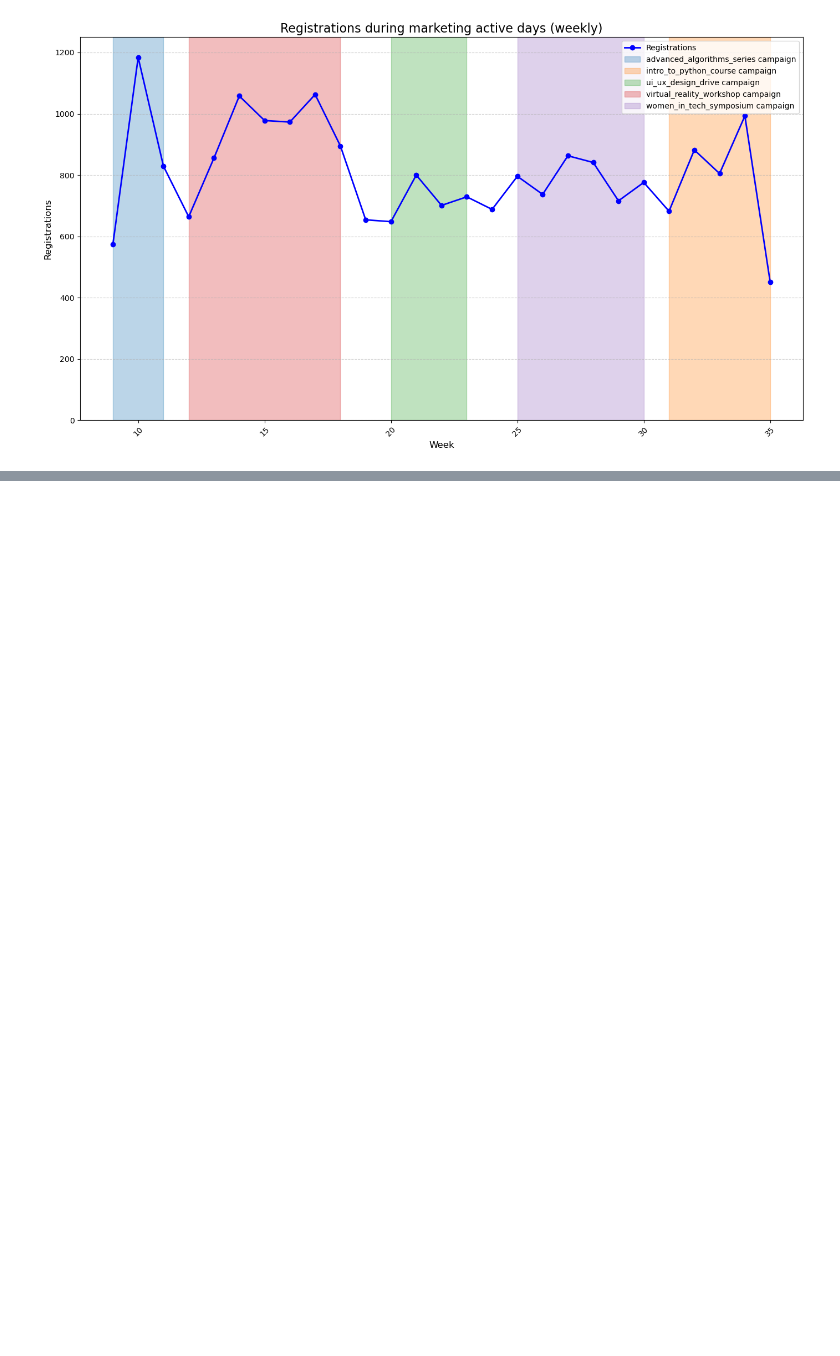
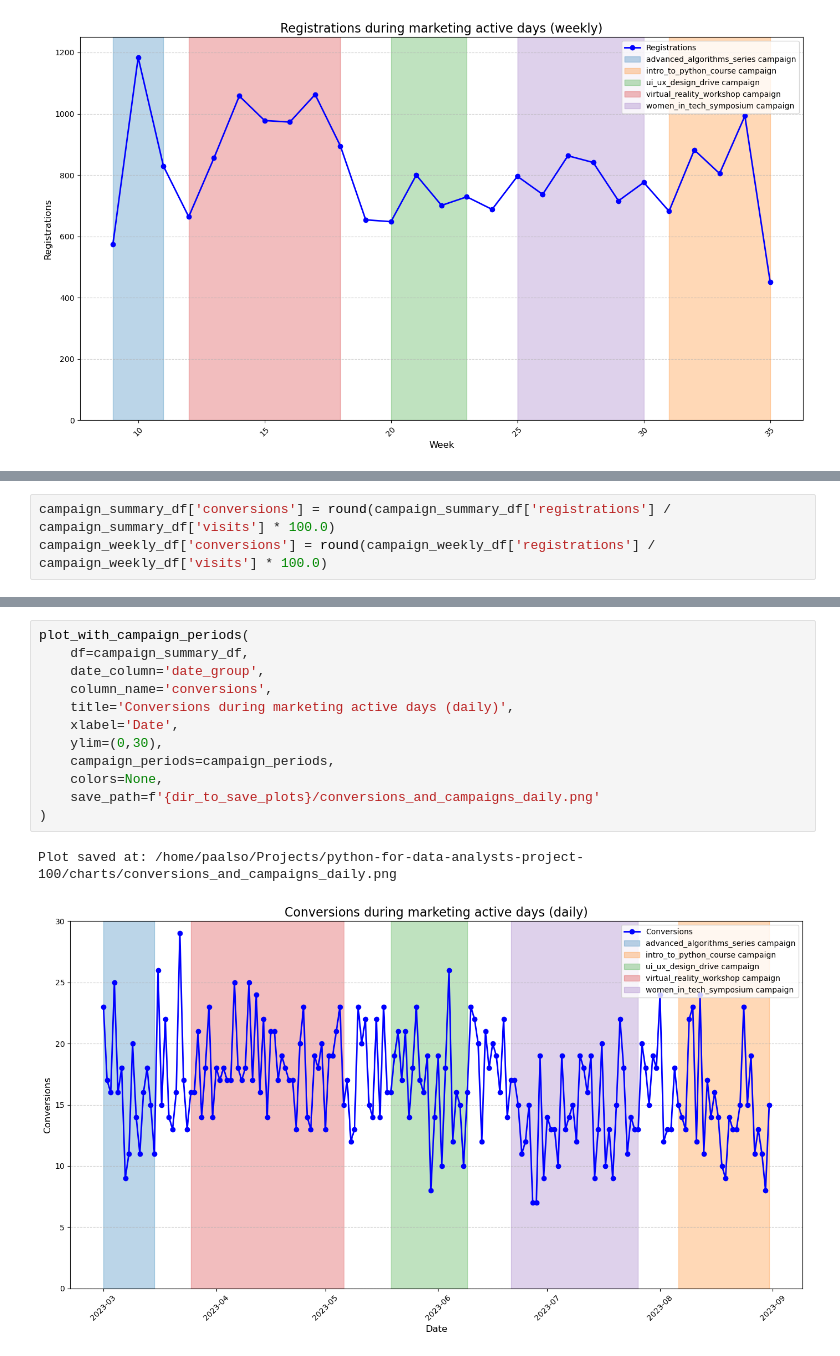
Before and after one commit to paalso/python-for-data-analysts-project-100, a Jupyter notebook: charts_project.ipynb, the cells around one changed output, grey strips where cells are left out. Drawn from its saved outputs; the diff is of its cells as text; blank space fills up the shorter version.

```diff
--- a/charts_project.ipynb
+++ b/charts_project.ipynb
@@ -1231,0 +1348,3 @@ Plot saved at: /home/paalso/Projects/python-for-data-analysts-project-100/charts
+# %%
+campaign_summary_df['conversions'] = round(campaign_summary_df['registrations'] / campaign_summary_df['visits'] * 100.0)
+campaign_weekly_df['conversions'] = round(campaign_weekly_df['registrations'] / campaign_weekly_df['visits'] * 100.0)
@@ -1231,0 +1369,15 @@ Plot saved at: /home/paalso/Projects/python-for-data-analysts-project-100/charts
+# %%
+plot_with_campaign_periods(
+    df=campaign_summary_df,
+    date_column='date_group',
+    column_name='conversions',
+    title='Conversions during marketing active days (daily)',
+    xlabel='Date',
+    ylim=(0,30),
+    campaign_periods=campaign_periods,
+    colors=None,
+    save_path=f'{dir_to_save_plots}/conversions_and_campaigns_daily.png'
+)
+# %% [output]
+Plot saved at: /home/paalso/Projects/python-for-data-analysts-project-100/charts/conversions_and_campaigns_daily.png
+[figure, added]
```
Also changed, not shown: parts of 13 cells of this notebook, 3 other files.
